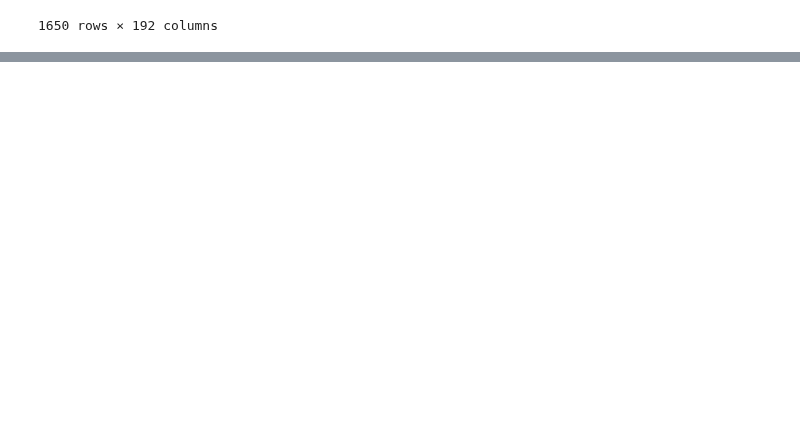
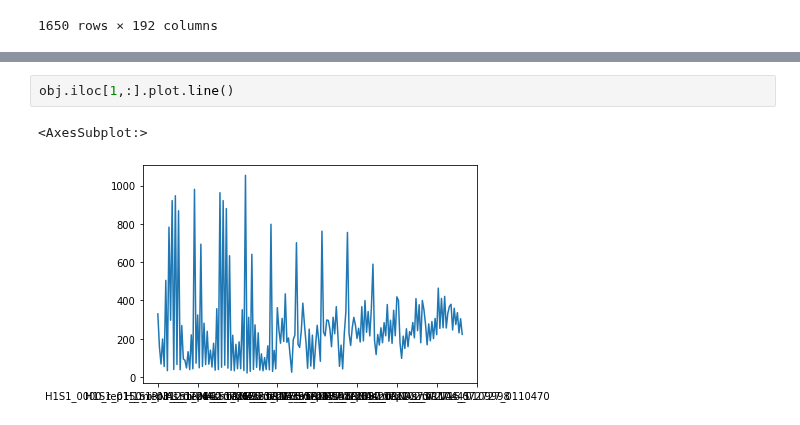
Before and after one commit to JohnWSteill/jlab_proj, a Jupyter notebook: Hello.ipynb, the cells around one changed output, grey strips where cells are left out. Saved outputs shown, nothing was run; the diff lists cells and outputs as text; blank space fills up the shorter version.

```diff
--- a/Hello.ipynb
+++ b/Hello.ipynb
@@ -86,0 +126,5 @@ s745_norm.loc[s745_norm.sum(axis=1) != 0,:]
+# %%
+obj.iloc[1,:].plot.line()
+# %% [output]
+<AxesSubplot:>
+[figure, added]
```
Also changed, not shown: parts of 6 cells of this notebook.
